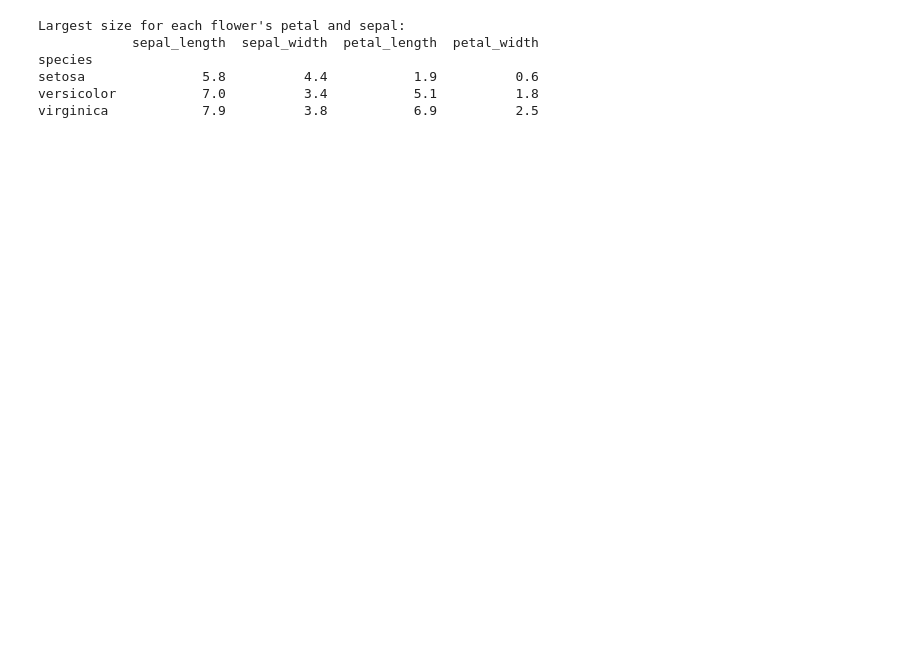
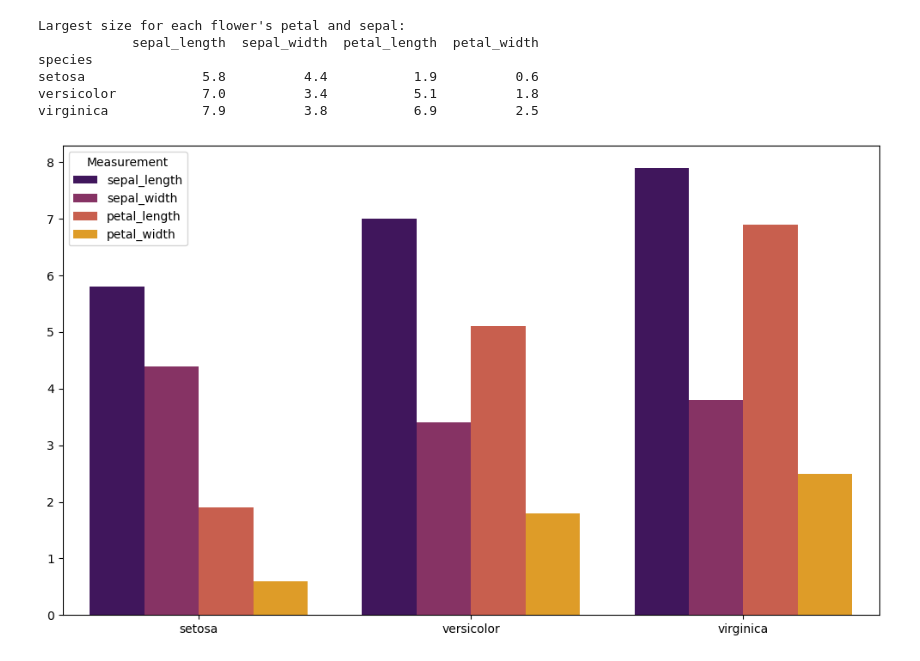
Before and after one commit to rezaaprm/iris_dashboard, a Jupyter notebook: main.ipynb, the cells around one changed output. Cells and saved outputs as stored; diff of their text form; code cells hidden in the pictures; blank space fills up the shorter version.

```diff
--- a/main.ipynb
+++ b/main.ipynb
@@ -67,3 +70,21 @@ species
 setosa               5.8          4.4           1.9          0.6
 versicolor           7.0          3.4           5.1          1.8
 virginica            7.9          3.8           6.9          2.5
+# %%
+largest_values = largest_values.reset_index()
+melted_df = largest_values.melt(id_vars="species", var_name="Measurement", value_name="Size")
+
+fig, ax = plt.subplots(figsize=(10, 6))
+sns.barplot(data=melted_df, x="species", y="Size", hue="Measurement", palette="inferno", ax=ax)
+
+ax.set_title("", fontsize=14)
+ax.set_xlabel("", fontsize=14)
+ax.set_ylabel("", fontsize=14)
+
+plt.xticks(rotation=0)
+plt.legend(title="Measurement")
+
+plt.tight_layout()
+plt.show()
+# %% [output]
+[figure, added]
```
Also changed, not shown: parts of 1 cell of this notebook, 2 other files.
